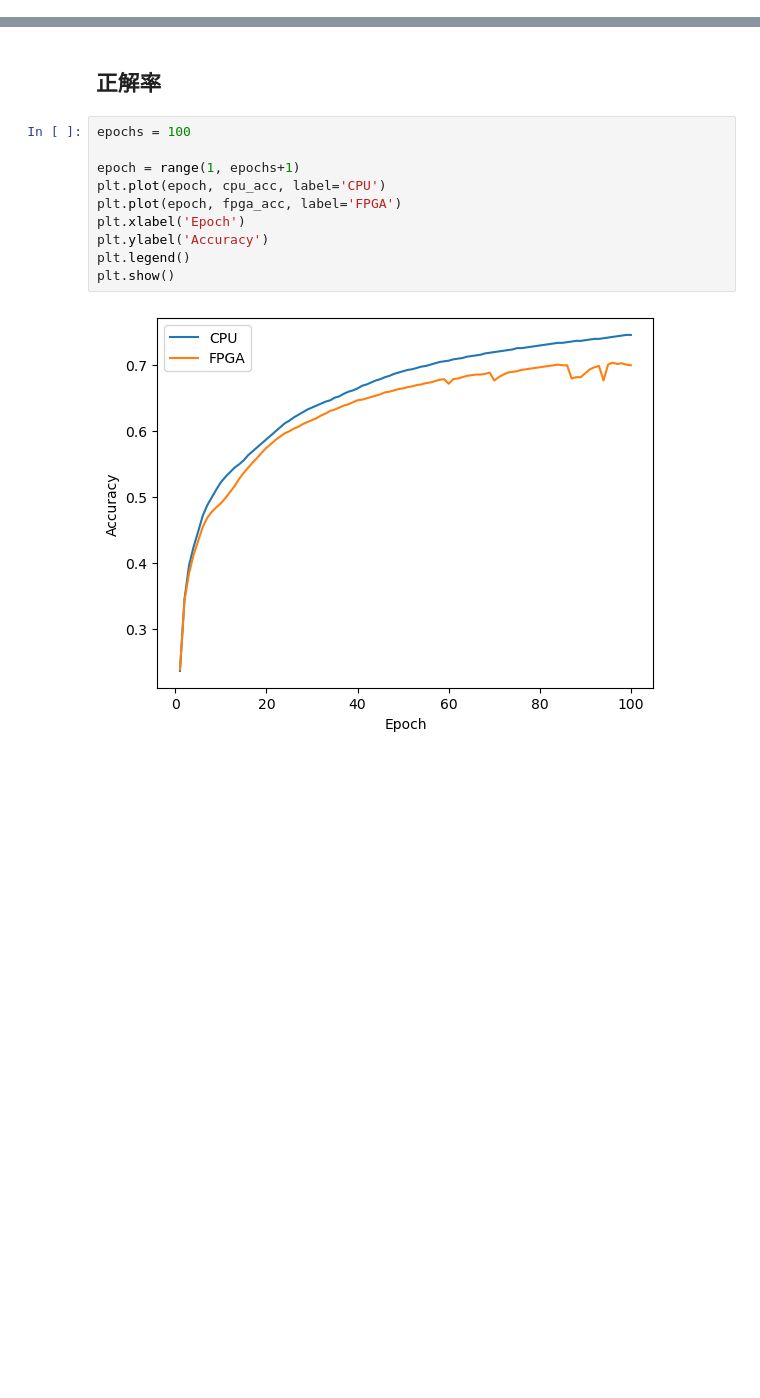
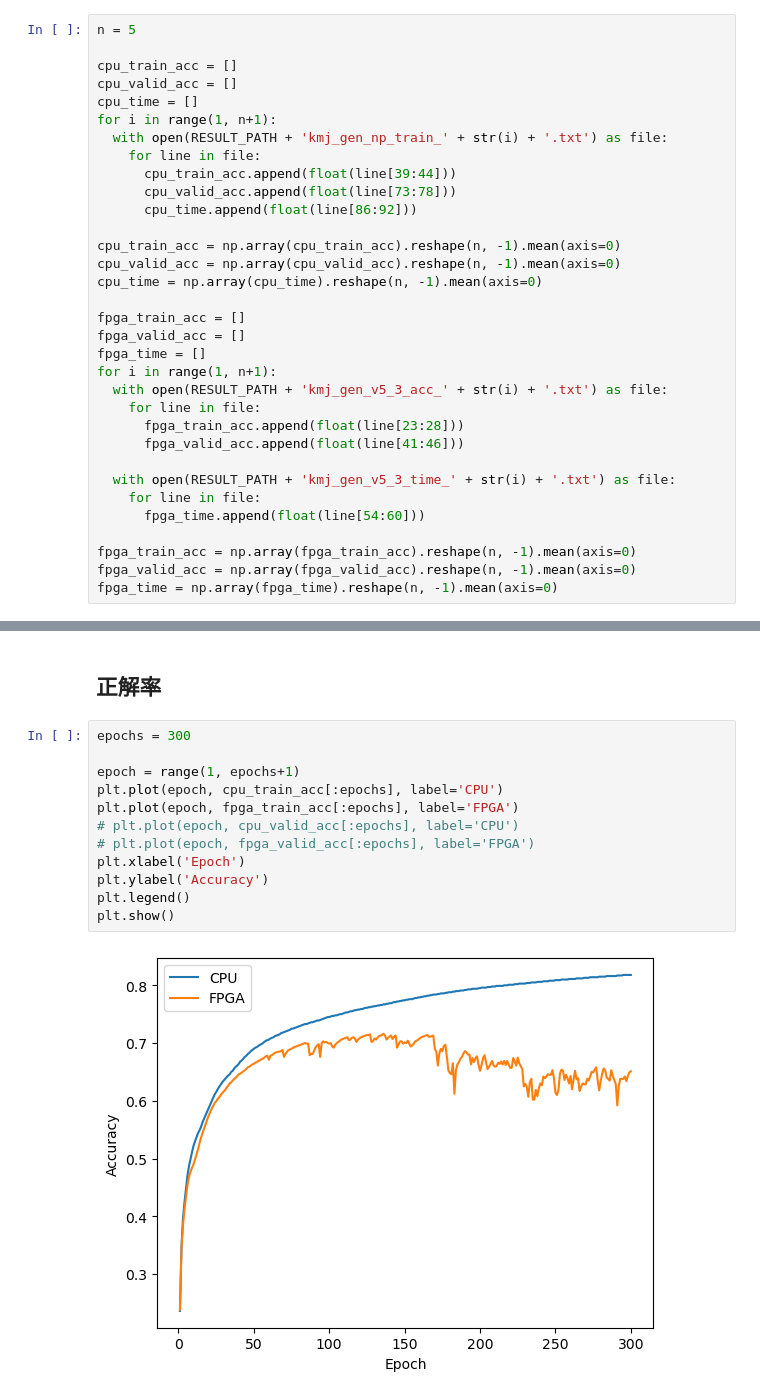
Before and after one commit to shtoku/lsi, a Jupyter notebook: notebooks/etc/result.ipynb, the cells around one changed output, grey strips where cells are left out. Cells and saved outputs as stored; diff of their text form; blank space fills up the shorter version.

```diff
--- a/notebooks/etc/result.ipynb
+++ b/notebooks/etc/result.ipynb
@@ -22,3 +8,36 @@ with open(RESULT_PATH + 'kmj_gen_v4_0.txt') as file:
+# %%
+n = 5
+
+cpu_train_acc = []
+cpu_valid_acc = []
+cpu_time = []
+for i in range(1, n+1):
+  with open(RESULT_PATH + 'kmj_gen_np_train_' + str(i) + '.txt') as file:
+    for line in file:
+      cpu_train_acc.append(float(line[39:44]))
+      cpu_valid_acc.append(float(line[73:78]))
+      cpu_time.append(float(line[86:92]))
+
+cpu_train_acc = np.array(cpu_train_acc).reshape(n, -1).mean(axis=0)
+cpu_valid_acc = np.array(cpu_valid_acc).reshape(n, -1).mean(axis=0)
+cpu_time = np.array(cpu_time).reshape(n, -1).mean(axis=0)
+
+fpga_train_acc = []
+fpga_valid_acc = []
+fpga_time = []
+for i in range(1, n+1):
+  with open(RESULT_PATH + 'kmj_gen_v5_3_acc_' + str(i) + '.txt') as file:
+    for line in file:
+      fpga_train_acc.append(float(line[23:28]))
+      fpga_valid_acc.append(float(line[41:46]))
+
+  with open(RESULT_PATH + 'kmj_gen_v5_3_time_' + str(i) + '.txt') as file:
+    for line in file:
+      fpga_time.append(float(line[54:60]))
+
+fpga_train_acc = np.array(fpga_train_acc).reshape(n, -1).mean(axis=0)
+fpga_valid_acc = np.array(fpga_valid_acc).reshape(n, -1).mean(axis=0)
+fpga_time = np.array(fpga_time).reshape(n, -1).mean(axis=0)
 # %% [markdown]
 ## 計算時間
 # %%
@@ -36,14 +55,16 @@ plt.show()
 # %% [markdown]
 ## 正解率
 # %%
-epochs = 100
+epochs = 300
 
 epoch = range(1, epochs+1)
-plt.plot(epoch, cpu_acc, label='CPU')
-plt.plot(epoch, fpga_acc, label='FPGA')
+plt.plot(epoch, cpu_train_acc[:epochs], label='CPU')
+plt.plot(epoch, fpga_train_acc[:epochs], label='FPGA')
+# plt.plot(epoch, cpu_valid_acc[:epochs], label='CPU')
+# plt.plot(epoch, fpga_valid_acc[:epochs], label='FPGA')
 plt.xlabel('Epoch')
 plt.ylabel('Accuracy')
 plt.legend()
 plt.show()
 # %% [output]
-[figure, old version]
+[figure, new version]
```
Also changed, not shown: parts of 3 cells of this notebook.
